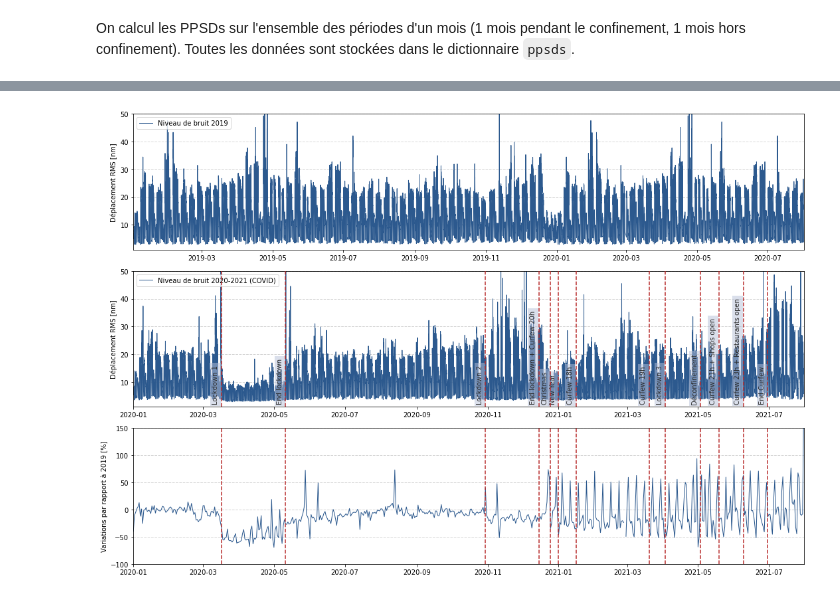
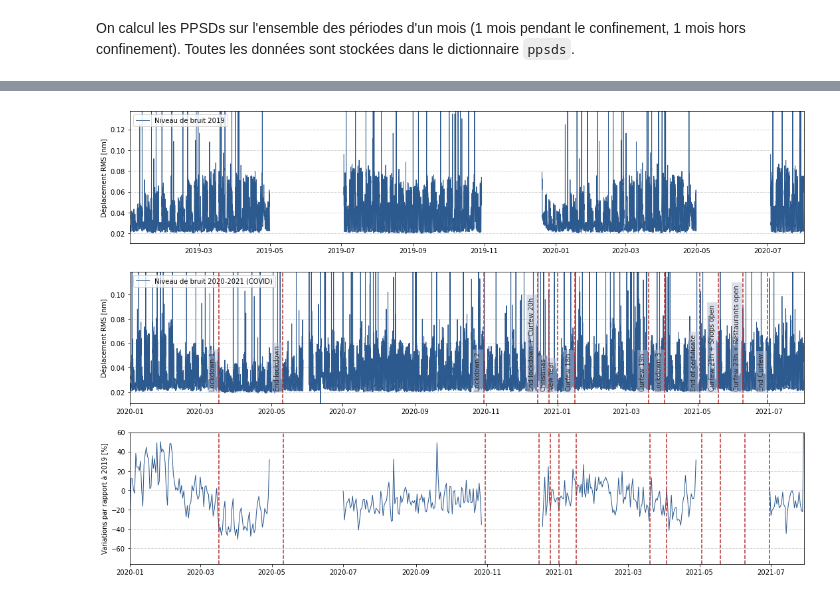
Before and after one commit to FlavienMattern/seismic-noise, a Jupyter notebook: fr_noise_overview_diff2019.ipynb, the cells around one changed output, grey strips where cells are left out. Cells and saved outputs as stored; diff of their text form; code cells hidden in the pictures.

Commit message:
Recalibrage sur les jours calendaires

```diff
--- a/fr_noise_overview_diff2019.ipynb
+++ b/fr_noise_overview_diff2019.ipynb
@@ -56,5 +56,5 @@ year_ref = 2019
 
 # list_stations = ["FR.STR.00.HHZ", "FR.CURIE.00.HHZ", "FR.BRGF.00.HHZ"]
 list_stations = np.loadtxt(DATA_FOLDER + "/st_metadata/stations_fr.txt", dtype=str)
-list_stations = ["FR.STR.00.HHZ"]
+list_stations = ["FR.TRBF.00.HHZ"]
 # %%
@@ -120,9 +105,12 @@ for j, st_str in tqdm.tqdm(enumerate(list_stations)):
 
     st_list = np.append(st_list, st_str)
 
+    ### Conversion heures locales
+    dRMS = dRMS.copy().tz_localize("UTC").tz_convert("Europe/Brussels").tz_localize(None).resample("30Min").mean()
+
     ### On garde les données dans la période temporelle qui nous intéresse
     # dRMS de référence (2019)
-    mask_ref = (dataframe.index > pd.Timestamp("2019-01-01")) & (dataframe.index <= pd.Timestamp("2020-01-01"))
+    mask_ref = (dRMS.index > pd.Timestamp("2019-01-01")) & (dRMS.index <= pd.Timestamp("2020-01-01"))
     dRMS_ref = dRMS.loc[mask_ref]
     submask = (dRMS_ref.index > (tStart - pd.Timedelta("365 days"))) & (dRMS_ref.index <= (tEnd - pd.Timedelta("731 days")))
     dRMS_sub = dRMS_ref.loc[submask]
@@ -130,7 +118,7 @@ for j, st_str in tqdm.tqdm(enumerate(list_stations)):
     dRMS_2019 = pd.concat([dRMS_ref, dRMS_sub])
 
     # dRMS à comparer (2020-2021)
-    mask_time = (dataframe.index > tStart) & (dataframe.index <= tEnd)
+    mask_time = (dRMS.index > tStart) & (dRMS.index <= tEnd)
     dRMS = dRMS.loc[mask_time]
 
     ### Récupération du bruit
@@ -215,5 +185,16 @@ dRMS_2019
 # %%
-noise_2019  = np.asarray(dRMS_2019[freq].resample("1D").median()[1:].tolist())
-noise_covid = np.asarray(dRMS[freq].resample("1D").median().tolist())
-dates_diff  = dRMS.resample("1D").median().index
+ii = 1
+noise_2019  = dRMS_2019[freq].resample("1D").median()[1:].tolist()
+
+# Retrait du 01/01/2019 pour se recaler sur un lundi en 2020
+del noise_2019[364]
+ii += 1
+
+# Retrait du 29 février qui n'existe pas en 2019 pour ne pas être décalé d'un jour calendaire
+del noise_2019[422]
+ii += 1
+
+noise_2019 = np.asarray(noise_2019)
+noise_covid = np.asarray(dRMS[freq].resample("1D").median()[:-ii].tolist())
+dates_diff  = dRMS.resample("1D").median()[:-ii].index
 data_diff   = (noise_covid-noise_2019)/noise_2019 * 100
@@ -229,7 +208,7 @@ plt.figure(figsize=(15, 10))
 
 plt.subplot(313)
 plt.plot(dates_diff, data_diff, color="#2C598E", lw=1)
-plt.ylim(-100, 150)
+plt.ylim(2*np.nanquantile(data_diff, 0.05), 2*np.nanquantile(data_diff, 0.95))
 plt.xlim(dates_diff[0], dates_diff[-1])
 plt.grid(axis="y", color="#D5D5D5", linestyle='--', linewidth=1)
 plt.ylabel("Variations par rapport à 2019 [%]")
@@ -241,35 +220,35 @@ for n in range(len(dates_tags)):
     plt.axvline(t_search, ls="--", lw=1.5, color="#B82A2A", zorder=10)   # Confinement 1
 
 
 plt.subplot(312)
 plt.plot(dRMS[freq]*1e9, color="#2C598E", lw=1)
-plt.ylim(1e-9/1e-9, 0.5e-7/1e-9)
-plt.xlim(dates_diff[0], dates_diff[-1])
+plt.ylim(0.5*np.nanquantile(dRMS[freq]*1e9, 0.05), 2*np.nanquantile(dRMS[freq]*1e9, 0.95))
+plt.xlim(dates[0], dates[-1])
 plt.grid(axis="y", color="#D5D5D5", linestyle='--', linewidth=1)
 plt.legend(["Niveau de bruit 2020-2021 (COVID)"], loc=2)
 plt.ylabel("Déplacement RMS [nm]")
 
 for n in range(len(dates_tags)):
     t_search = dates_tags[n]
     desc_search = desc_tags[n]
     t_text = t_search - pd.Timedelta("5 days")
     plt.axvline(t_search, ls="--", lw=1.5, color="#B82A2A", zorder=10)   # Confinement 1
-    plt.text(t_text, 2, desc_search,
+    plt.text(t_text, 1*np.nanquantile(dRMS[freq]*1e9, 0.05), desc_search,
             color="#2B2B2B", fontsize="medium", rotation=90,
             ha="center", va="bottom",
             bbox=box_txt)   # Confinement 1
 
 
 plt.subplot(311)
 plt.plot(dRMS_2019[freq]*1e9, color="#2C598E", lw=1)
-plt.ylim(1e-9/1e-9, 0.5e-7/1e-9)
+plt.ylim(0.5*np.nanquantile(dRMS_2019[freq]*1e9, 0.05), 2*np.nanquantile(dRMS_2019[freq]*1e9, 0.95))
 plt.xlim(dRMS_2019.index[0], dRMS_2019.index[-1])
 plt.grid(axis="y", color="#D5D5D5", linestyle='--', linewidth=1)
 plt.legend(["Niveau de bruit 2019"], loc=2)
 plt.ylabel("Déplacement RMS [nm]")
 
 plt.tight_layout()
 
 plt.savefig("results/var_STR_2019_COVID.png", dpi=300)
 # %% [output]
-[figure, old version]
+[figure, new version]
```
Also changed, not shown: parts of 24 cells of this notebook.
